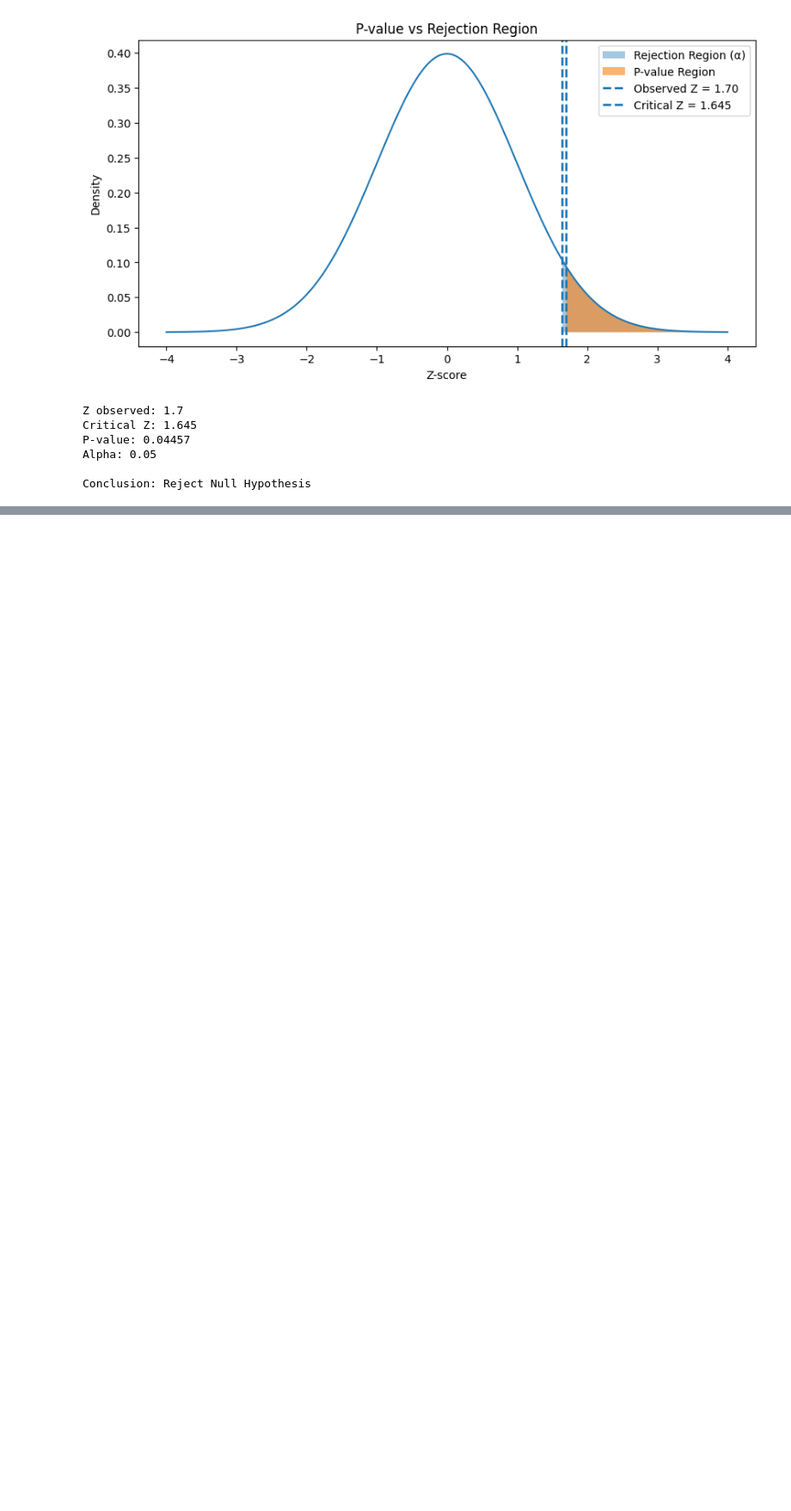
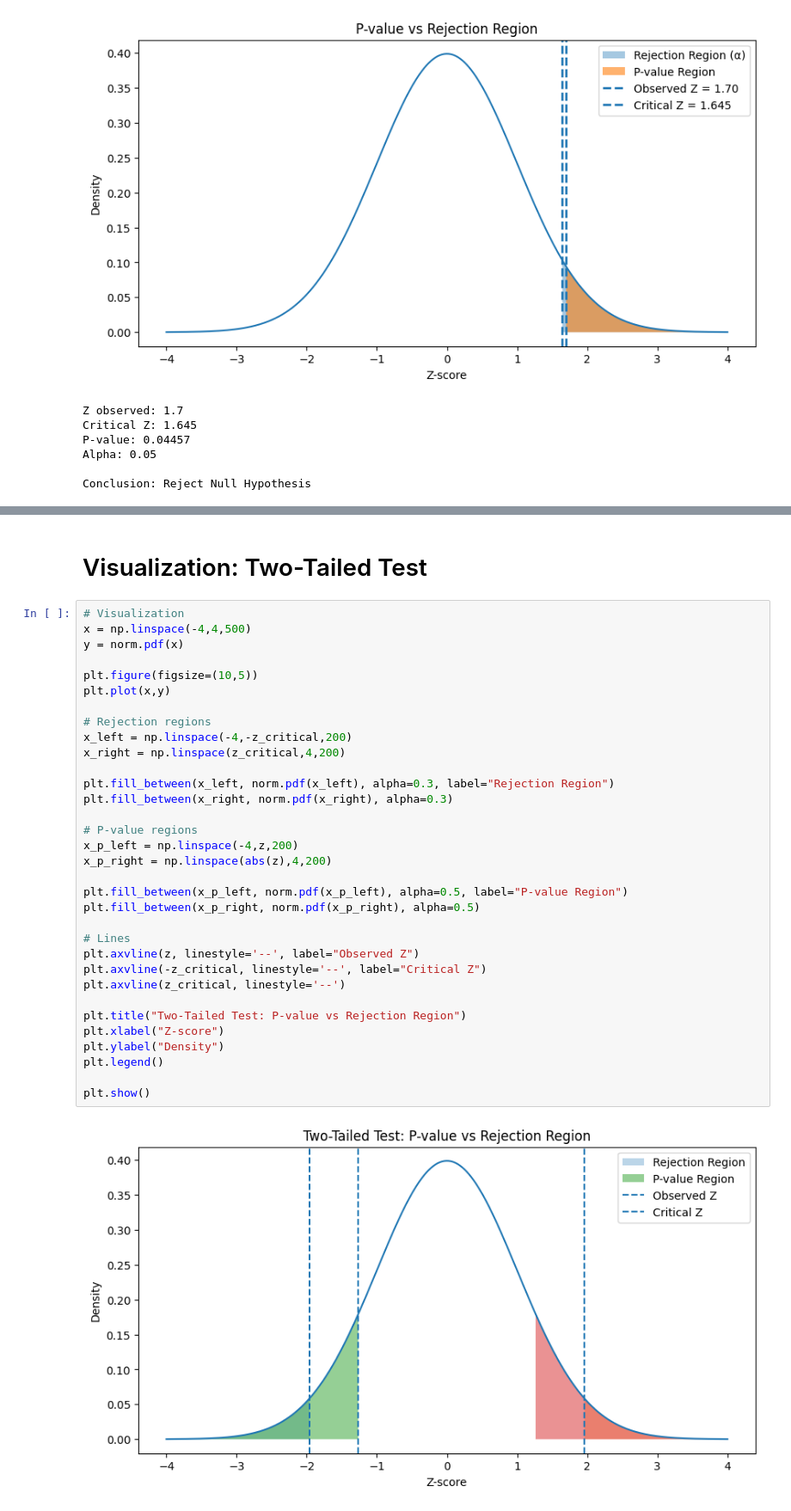
Before and after one commit to mapurva/CodeWorkspace, a Jupyter notebook: Hypothesis_Testing.ipynb, the cells around one changed output, grey strips where cells are left out. Shown at 86% size. Cells and saved outputs as stored; diff of their text form; blank space fills up the shorter version.

Commit message:
Example 2 is completed with plot.

```diff
--- a/Hypothesis_Testing.ipynb
+++ b/Hypothesis_Testing.ipynb
@@ -2422,0 +2532,37 @@ Conclusion: Reject Null Hypothesis
+# %% [markdown]
+# Visualization: Two-Tailed Test
+# %%
+# Visualization
+x = np.linspace(-4,4,500)
+y = norm.pdf(x)
+
+plt.figure(figsize=(10,5))
+plt.plot(x,y)
+
+# Rejection regions
+x_left = np.linspace(-4,-z_critical,200)
+x_right = np.linspace(z_critical,4,200)
+
+plt.fill_between(x_left, norm.pdf(x_left), alpha=0.3, label="Rejection Region")
+plt.fill_between(x_right, norm.pdf(x_right), alpha=0.3)
+
+# P-value regions
+x_p_left = np.linspace(-4,z,200)
+x_p_right = np.linspace(abs(z),4,200)
+
+plt.fill_between(x_p_left, norm.pdf(x_p_left), alpha=0.5, label="P-value Region")
+plt.fill_between(x_p_right, norm.pdf(x_p_right), alpha=0.5)
+
+# Lines
+plt.axvline(z, linestyle='--', label="Observed Z")
+plt.axvline(-z_critical, linestyle='--', label="Critical Z")
+plt.axvline(z_critical, linestyle='--')
+
+plt.title("Two-Tailed Test: P-value vs Rejection Region")
+plt.xlabel("Z-score")
+plt.ylabel("Density")
+plt.legend()
+
+plt.show()
+# %% [output]
+[figure, added]
```
Also changed, not shown: parts of 3 cells of this notebook.
